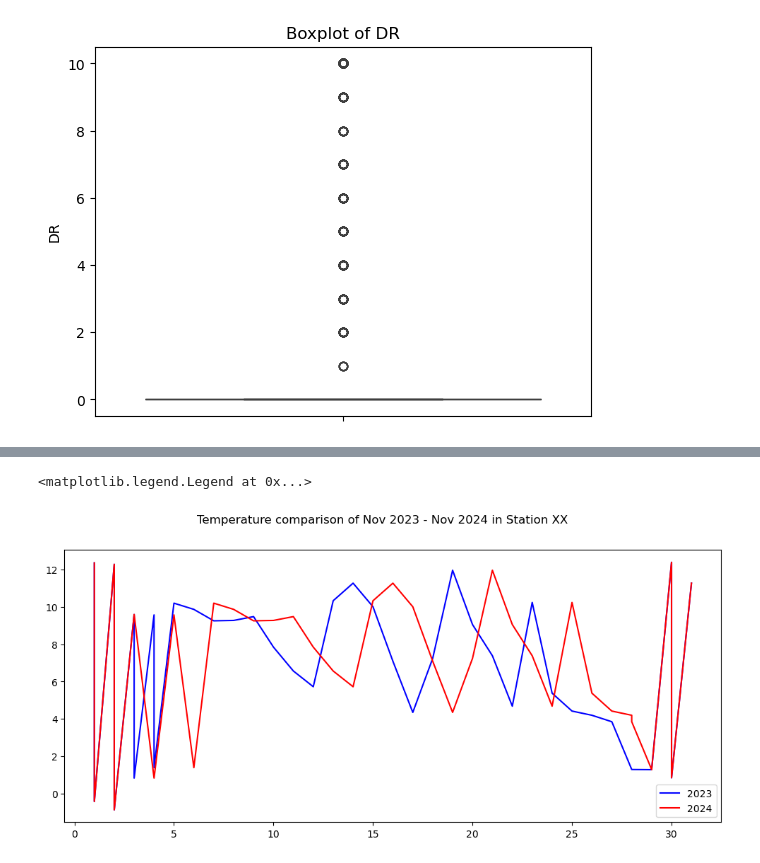
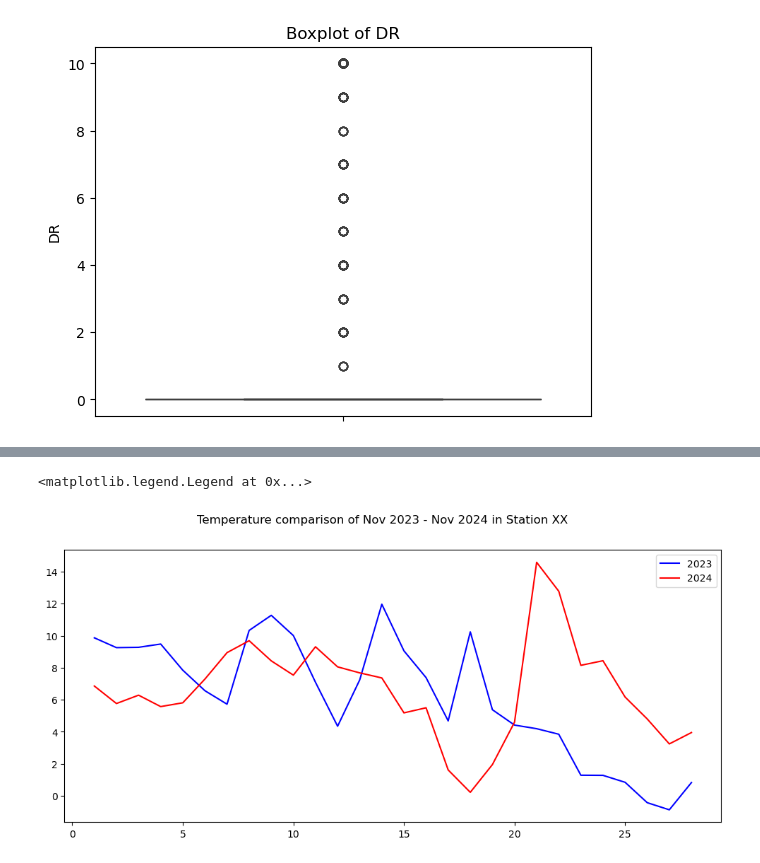
Before and after one commit to AnnavanHerwijnen/TIL6022_python_project, a Jupyter notebook: KNMI_OVfiets_2023-2024_comparison.ipynb, the cells around one changed output, grey strips where cells are left out. Saved outputs shown, nothing was run; the diff lists cells and outputs as text; code cells hidden in the pictures.

Commit message:
KNMI data and plots made for Nov 2023-2024

```diff
--- a/KNMI_OVfiets_2023-2024_comparison.ipynb
+++ b/KNMI_OVfiets_2023-2024_comparison.ipynb
@@ -74,4 +95,9 @@ df_2023['day'] = df_2023['date'].dt.day
 df_2023['month'] = df_2023['date'].dt.month
 df_2023['year'] = df_2023['date'].dt.year
 
-df_2023 = df_2023.drop('date', axis = 1)
+# df_2023 = df_2023.drop('date', axis = 1)
+
+# if (df_2023['date'] < '2023-11-06') == True or (df_2024['date'] > '2023-12-04') == True:
+#     print('+1')
+
+df_2023.head()
@@ -81,8 +144,10 @@ df_2023.tail()
 station = 391
 
 df_2023_station = df_2023[df_2023['station_code'] == station]
+df_2023_station.reset_index()
 
-df_2023_station.head()
+# Assign a unique number to each (day, month) pair
+df_2023_station['day_id'] = df_2023_station.groupby(['month', 'day']).ngroup() + 1
 
-# df_2023_station_391[df_2023_station_391['T'] > 20].head()
+# df_2023_station.head()
 # %% [output]
@@ -101,7 +165,7 @@ df_2023_station.head()
 #     'RH': 'mean'
 # }).reset_index()
 
-daily_avr_2023_station = df_2023_station.groupby(['day', 'month']).agg({
+daily_avr_2023_station = df_2023_station.groupby(['day_id']).agg({
     'FH': 'mean',
     'T': 'mean',
     'DR': 'mean',
@@ -109,4 +173,6 @@ daily_avr_2023_station = df_2023_station.groupby(['day', 'month']).agg({
 }).reset_index()
 
 print(daily_avr_2023_station)
+
+# print(df_2023_station)
 # %% [output]
@@ -159,4 +225,7 @@ plt.show()
 # %%
+# -1 values are all values that are 0.05 or less from measurements
+df_2024.loc[df_2024["RH"] == -1, "RH"] = 0.05
+
 # Format the temperature and rain properly
 df_2024['T'] = df_2024['T'] * 0.1   # turn into C
 df_2024['RH'] = df_2024['RH'] * 0.1  # turn into mm
@@ -172,11 +241,27 @@ df_2024['year'] = df_2024['date'].dt.year
 
 df_2024 = df_2024.drop('date', axis = 1)
 
+
+# 2024 time period - Nov 4 - Dec 1
+# Remove rows from month 11 with day < 6
+df_2024 = df_2024[~((df_2024['month'] == 11) & (df_2024['day'] < 4))]
+
+# Remove rows from month 12 with day > 3
+df_2024 = df_2024[~((df_2024['month'] == 12) & (df_2024['day'] > 1))]
+
+# Remove all rows from month 10
+df_2024 = df_2024[df_2024['month'] != 10]
+
+print(df_2024)
+
+
 # Station mask
 df_2024_station = df_2024[df_2024['station_code'] == station]
 
+df_2024_station['day_id'] = df_2024_station.groupby(['month', 'day']).ngroup() + 1
+
 # Groupby day and month and get the mean
-daily_avr_2024_station = df_2024_station.groupby(['day', 'month']).agg({
+daily_avr_2024_station = df_2024_station.groupby(['day_id']).agg({
     'FH': 'mean',
     'T': 'mean',
     'DR': 'mean',
@@ -219,15 +331,15 @@ rain_2024.show()
 # %%
 fig, ax_temp = plt.subplots(figsize=(12, 5))
 
-l1, =ax_temp.plot(daily_avr_2023_station['day'], daily_avr_2023_station['T'], color = 'blue', label = '2023')
-l2, =ax_temp.plot(daily_avr_2024_station['day'], daily_avr_2023_station['T'], color = 'red', label = '2023')
+l1, =ax_temp.plot(daily_avr_2023_station['day_id'], daily_avr_2023_station['T'], color = 'blue', label = '2023')
+l2, =ax_temp.plot(daily_avr_2024_station['day_id'], daily_avr_2024_station['T'], color = 'red', label = '2023')
 
 fig.suptitle('Temperature comparison of Nov 2023 - Nov 2024 in Station XX')
 
 ax_temp.legend([l1, l2], ['2023', '2024'])
 # %% [output]
 <matplotlib.legend.Legend at 0x...>
-[figure, old version]
+[figure, new version]
 # %%
 fig, ax_rain = plt.subplots(figsize=(12, 5))
 
```
Also changed, not shown: parts of 16 cells of this notebook.
